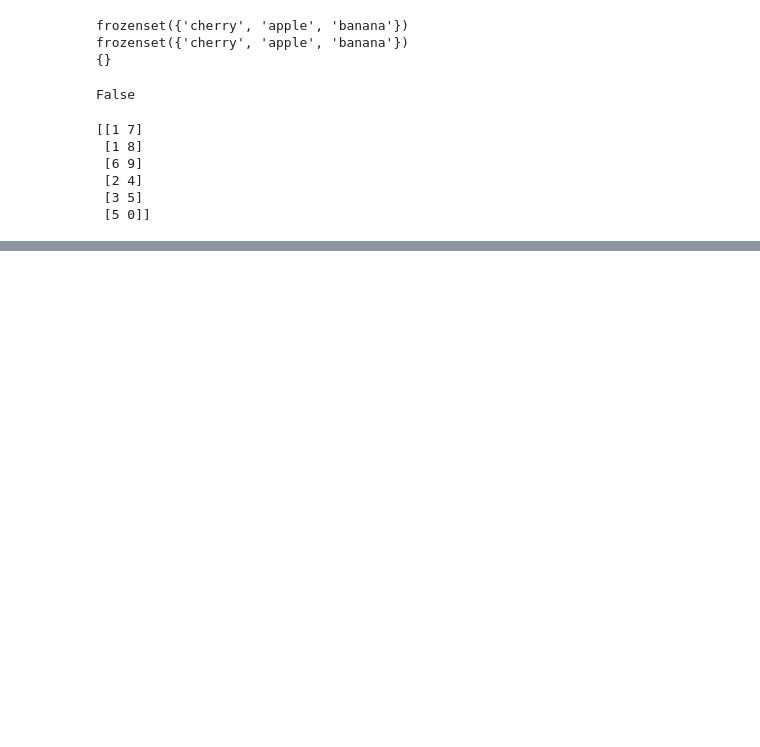
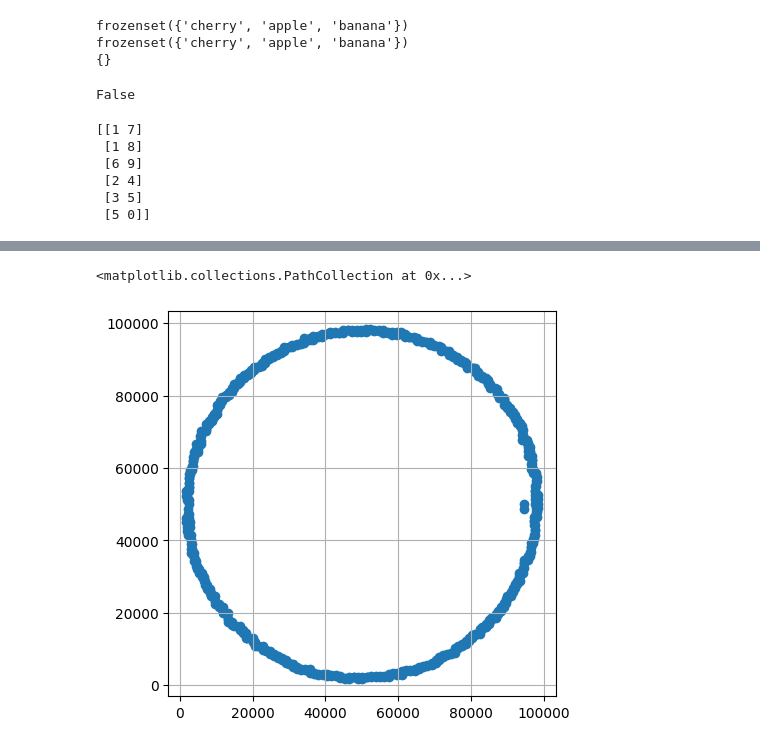
Before and after one commit to CTJoriginal/Advent-of-Code, a Jupyter notebook: 2025/Untitled-1.ipynb, the cells around one changed output, grey strips where cells are left out. Drawn from its saved outputs; the diff is of its cells as text; code cells hidden in the pictures; blank space fills up the shorter version.

```diff
--- a/2025/Untitled-1.ipynb
+++ b/2025/Untitled-1.ipynb
@@ -77,0 +146,11 @@ for tail, head in numdata:
+# %%
+from matplotlib import pyplot as plt
+import numpy as np
+instalation = np.loadtxt("9/input.txt", int, delimiter=",").transpose()
+
+fig = plt.figure(figsize=(5, 5))
+plt.grid()
+plt.scatter(instalation[0], instalation[1])
+# %% [output]
+<matplotlib.collections.PathCollection at 0x...>
+[figure, added]
```
Also changed, not shown: parts of 2 cells of this notebook, 2 other files.
